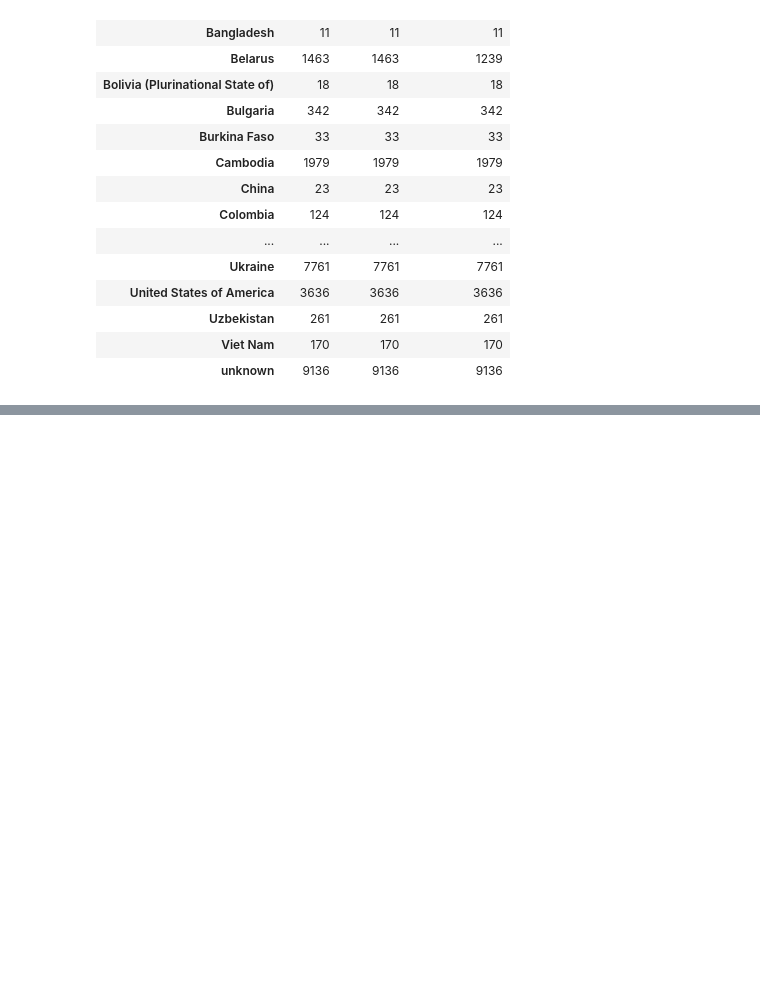
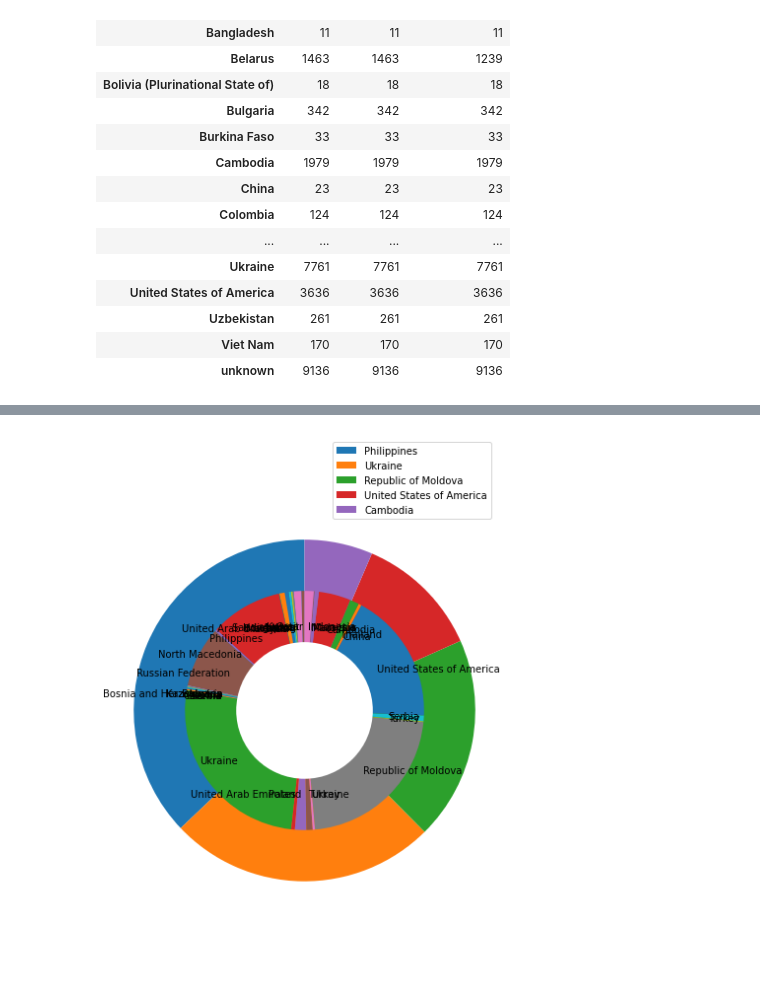
Before and after one commit to saronraut/Human-Trafficking-Awareness, a Jupyter notebook: saron_working_file/Test_ground.ipynb, the cells around one changed output, grey strips where cells are left out. Cells and saved outputs as stored; diff of their text form; code cells hidden in the pictures; blank space fills up the shorter version.

```diff
--- a/saron_working_file/Test_ground.ipynb
+++ b/saron_working_file/Test_ground.ipynb
@@ -286,0 +384,5 @@ test_df
+# %%
+top_5 = top_5.drop_duplicates()
+top_5 = top_5.sort_values(by="Citzenship Size", ascending=False)
+top_5= top_5.reset_index(drop=True)
+top_5.head()
@@ -286,0 +396,4 @@ test_df
+# %%
+five_countries= list(top_5["Citizenship Country"].head())
+five_country_size = list(top_5["Citzenship Size"].head())
+five_countries
@@ -286,0 +406,6 @@ test_df
+# %%
+t_5_e = trafficked_country.loc[trafficked_country["Citizenship Country"].isin(five_countries), :]
+t_5_e = t_5_e.drop_duplicates()
+t_5_e = t_5_e.sort_values(by="Citzenship Size", ascending=False)
+t_5_e = t_5_e.reset_index(drop=True)
+t_5_e
@@ -286,0 +430,29 @@ test_df
+# %%
+exploit_country = list(t_5_e["Exploit Country"])
+exploit_country_size = list(t_5_e["Exploited Size"])
+# %%
+plt.figure(figsize=(8, 8))
+
+labels = five_countries
+sizes = five_country_size
+sub_labels = exploit_country
+sub_sizes = exploit_country_size
+# colors_big = ['#581845', '#900C3F','#C70039', '#FF5733']
+# colors_small = ['#4A235A', '##AD11CB', '##CB118C', '##CB112F', '##FF5733','##73C6B67', '##85C1E9']
+
+bigger = plt.pie(sizes,startangle=90, frame=True)
+smaller = plt.pie(sub_sizes, labels=sub_labels,
+        radius=0.7, startangle=90, labeldistance=0.7)
+centre_circle = plt.Circle((0, 0), 0.4, color='white', linewidth=0)
+fig = plt.gcf()
+fig.gca().add_artist(centre_circle)
+plt.legend(labels =labels, bbox_to_anchor=(1, 1))
+
+
+
+plt.axis('equal')
+plt.tight_layout()
+
+plt.show()
+# %% [output]
+[figure, added]
```
Also changed, not shown: parts of 20 cells of this notebook, 4 other files.
